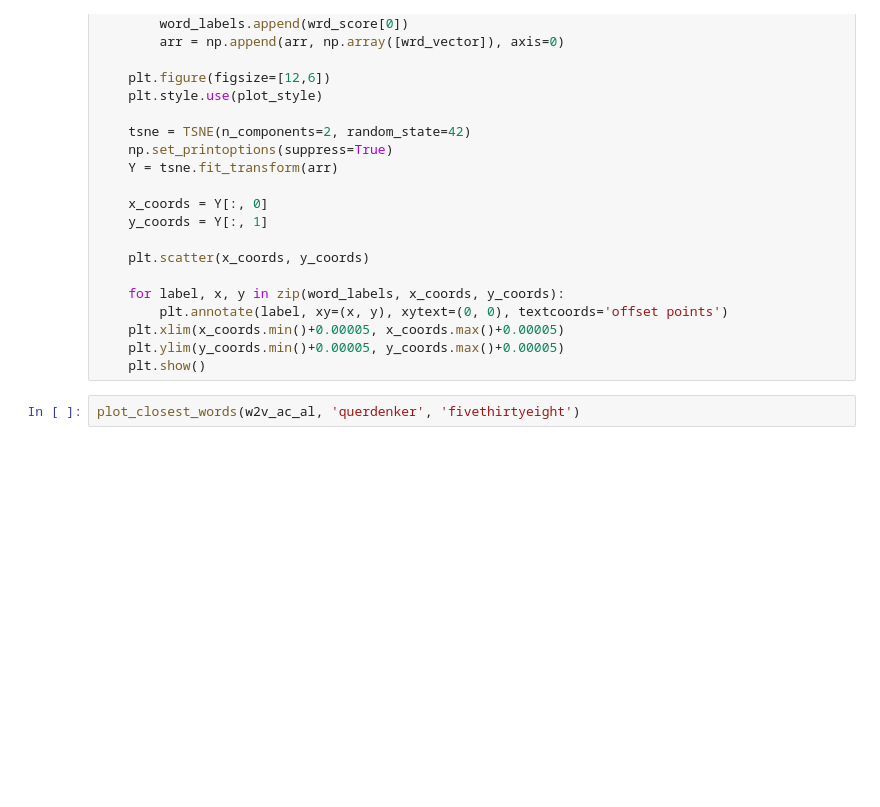
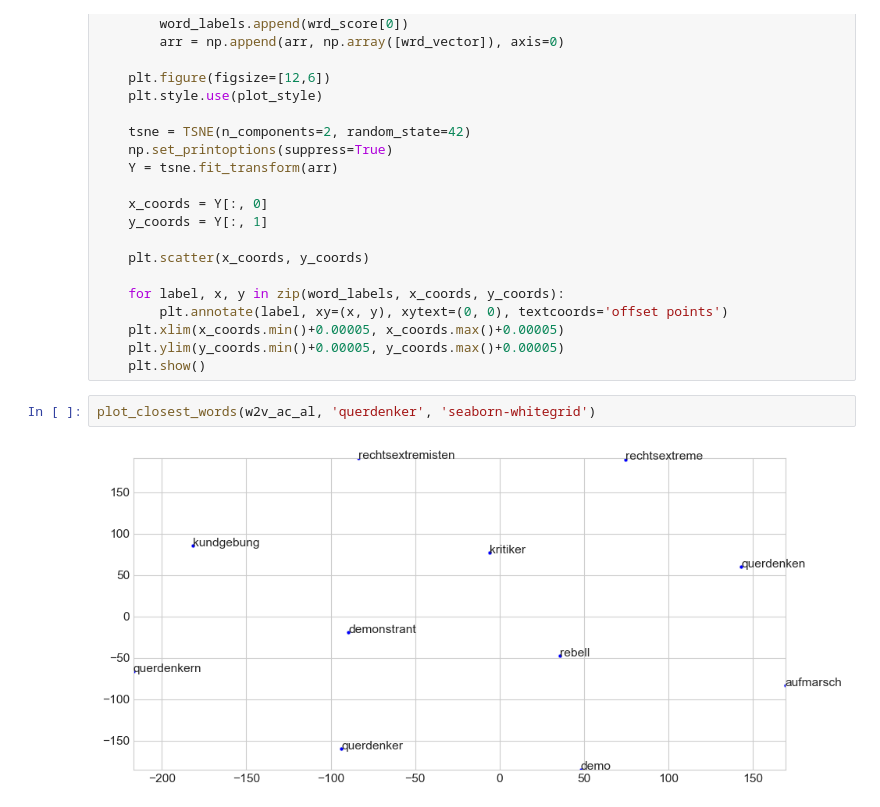
Before and after one commit to Sophia796/word_embeddings_covid-19_voc, a Jupyter notebook: Notebooks/Visualizations.ipynb, the cells around one changed output. Saved outputs shown, nothing was run; the diff lists cells and outputs as text; blank space fills up the shorter version.

```diff
--- a/Notebooks/Visualizations.ipynb
+++ b/Notebooks/Visualizations.ipynb
@@ -38,4 +62,6 @@ def plot_closest_words(model, word, plot_style):
     plt.ylim(y_coords.min()+0.00005, y_coords.max()+0.00005)
     plt.show()
 # %%
-plot_closest_words(w2v_ac_al, 'querdenker', 'fivethirtyeight')
+plot_closest_words(w2v_ac_al, 'querdenker', 'seaborn-whitegrid')
+# %% [output]
+[figure, added]
```
Also changed, not shown: parts of 3 cells of this notebook, 3 other files.
